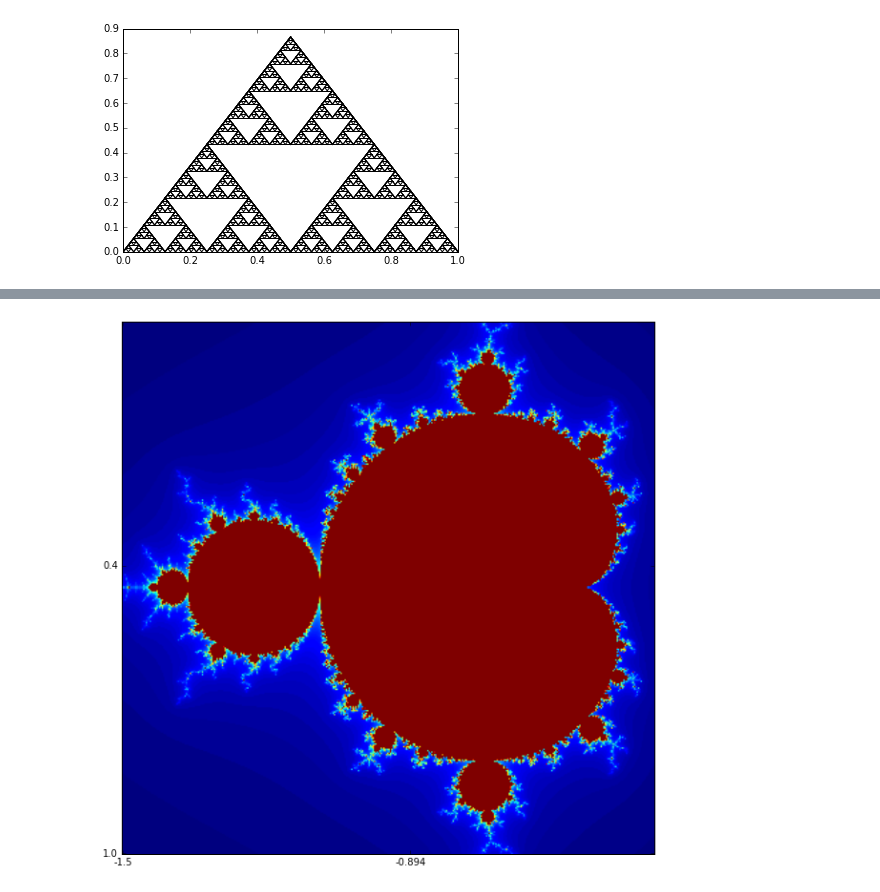
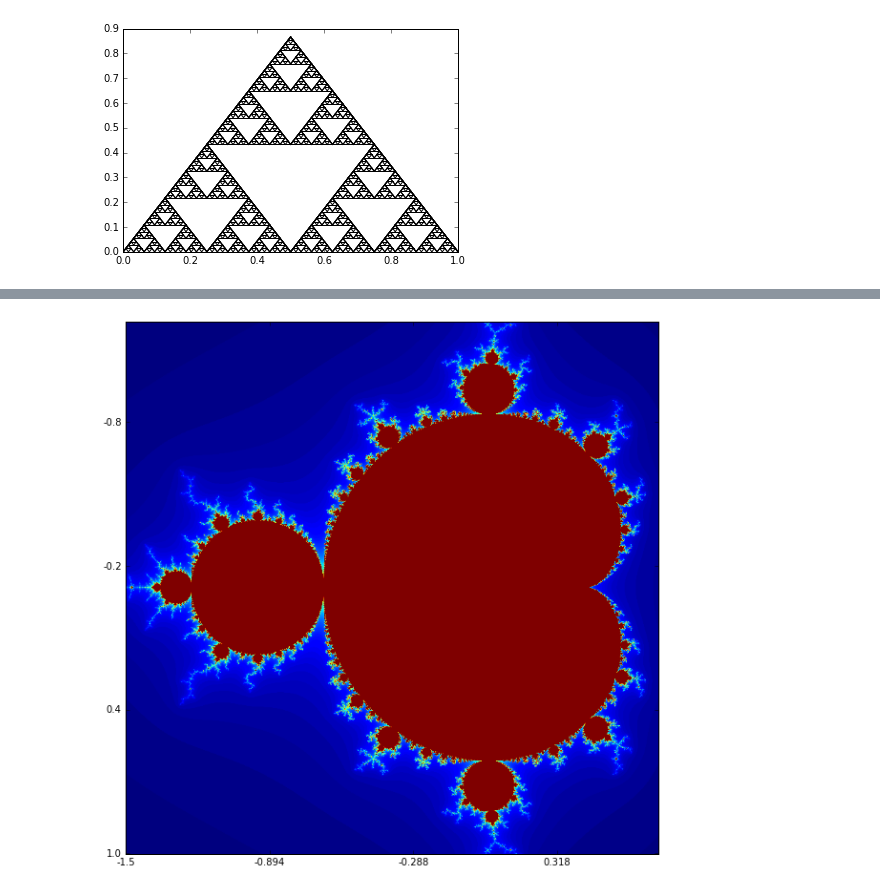
Before and after one commit to cwcurtis/Math-340-Notebooks, a Jupyter notebook: Lectures/Lecture - Chapter 38.ipynb, the cells around one changed output, grey strips where cells are left out. Saved outputs shown, nothing was run; the diff lists cells and outputs as text; code cells hidden in the pictures.

```diff
--- a/Lectures/Lecture - Chapter 38.ipynb
+++ b/Lectures/Lecture - Chapter 38.ipynb
@@ -179,7 +179,7 @@ def fmap(z,c):
     return z**2 + c
 
 @jit
-def jset(Xl,Xr,Yt,Yb,M,miter,Nvals):
+def M_set(Xl,Xr,Yt,Yb,M,miter,Nvals):
     Xaxis = np.linspace(Xl,Xr,Nvals)
     Yaxis = np.linspace(Yb,Yt,Nvals)
 
@@ -212,6 +212,6 @@ def jset(Xl,Xr,Yt,Yb,M,miter,Nvals):
 
     ax.imshow(zpts.T,origin='lower')
 # %%
-jset(-1.5,.52,-1.,1.,1e2,1e2,400)
+M_set(-1.5,.52,-1.,1.,1e2,1e2,800)
 # %% [output]
-[figure, old version]
+[figure, new version]
```
Also changed, not shown: parts of 1 cell of this notebook.
